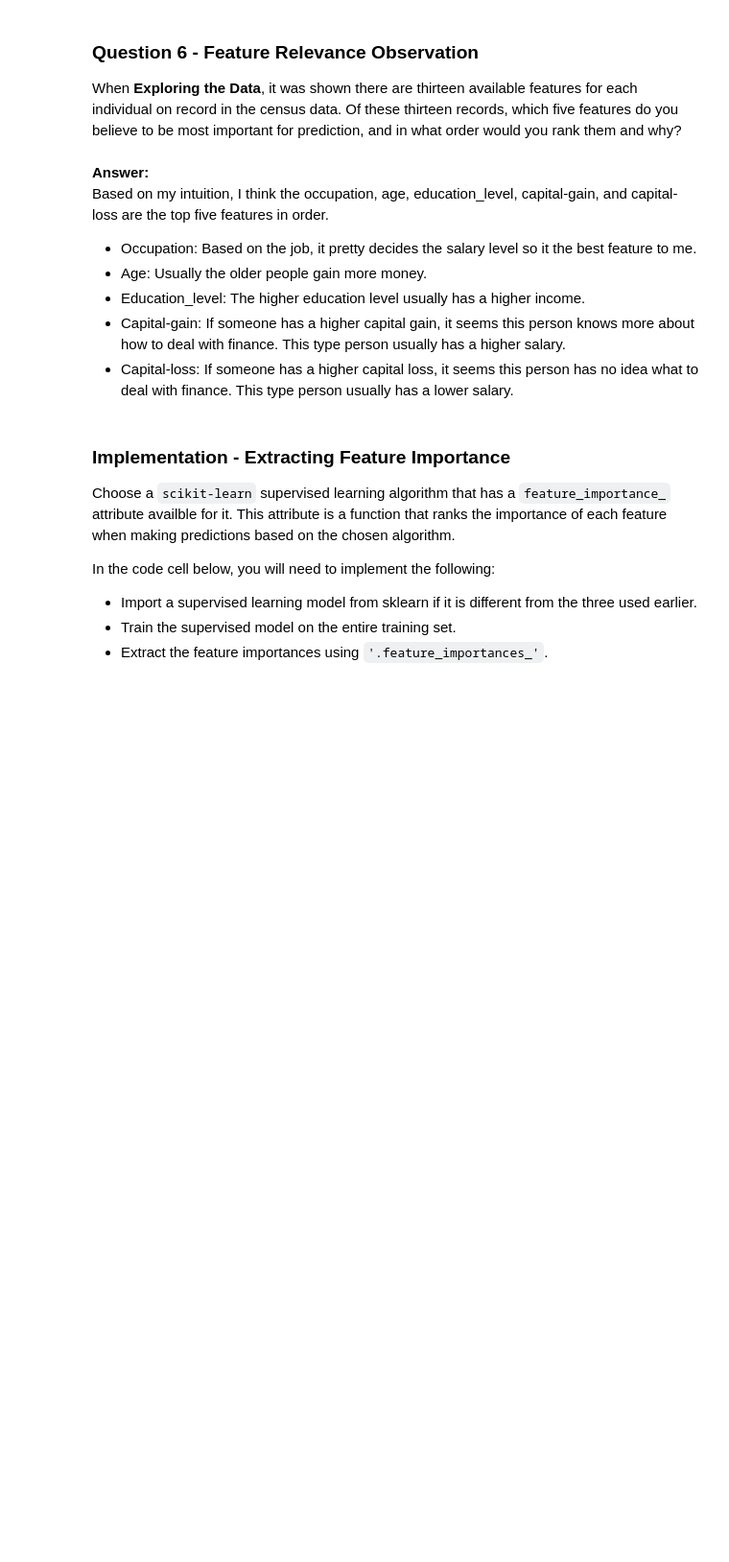
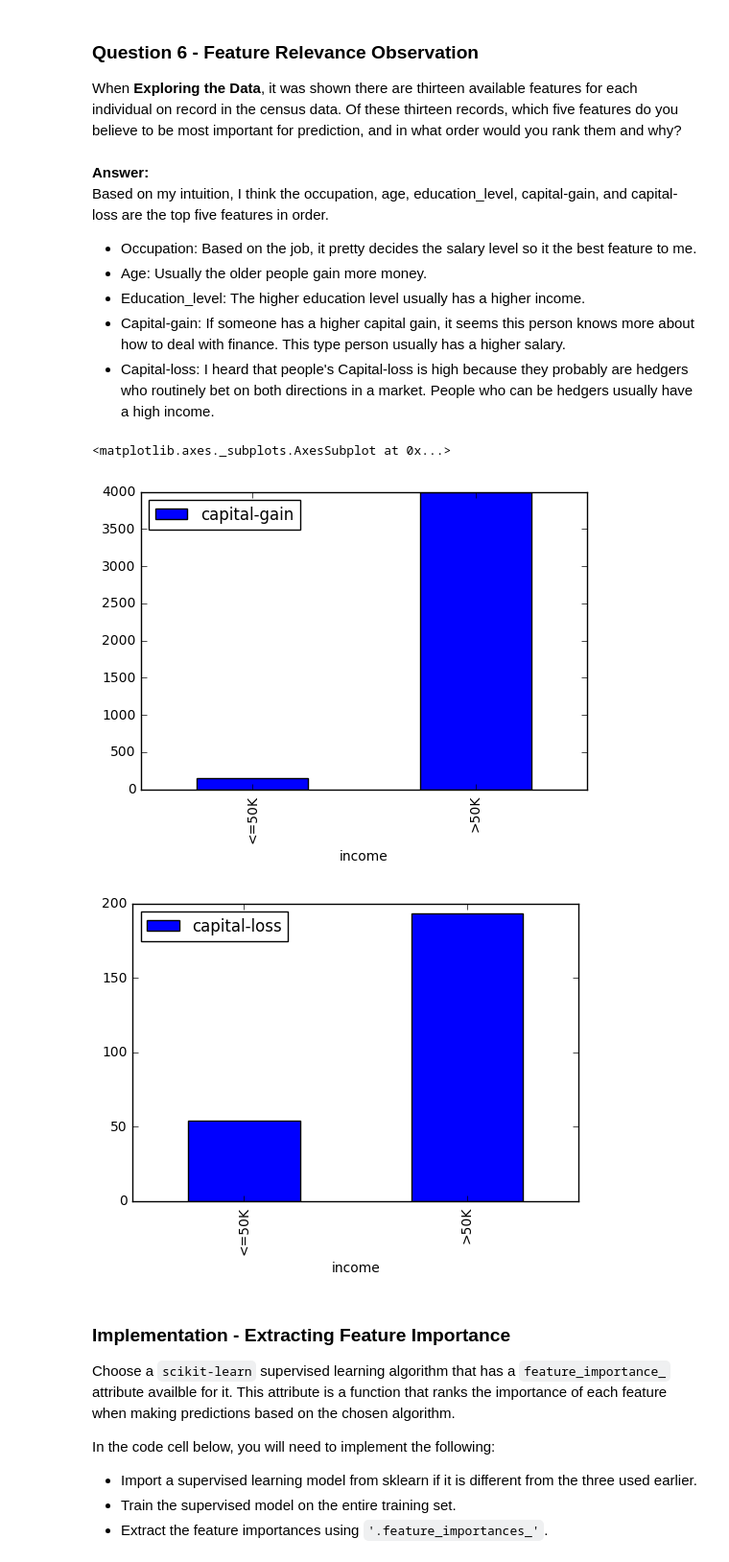
Before and after one commit to yehchilai/MachineLearningNanodegreeProjects, a Jupyter notebook: finding_donors/finding_donors.ipynb, the cells around one changed output. Shown: that part at 96% size. Drawn from its saved outputs; the diff is of its cells as text; code cells hidden in the pictures; blank space fills up the shorter version.

```diff
--- a/finding_donors/finding_donors.ipynb
+++ b/finding_donors/finding_donors.ipynb
@@ -656,7 +706,33 @@ Based on my intuition, I think the occupation, age, education_level, capital-gai
 * Age: Usually the older people gain more money.
 * Education_level: The higher education level usually has a higher income.
 * Capital-gain: If someone has a higher capital gain, it seems this person knows more about how to deal with finance. This type person usually has a higher salary.
-* Capital-loss: If someone has a higher capital loss, it seems this person has no idea what to deal with finance. This type person usually has a lower salary.
+* Capital-loss: I heard that people's Capital-loss is high because they probably are hedgers who routinely bet on both directions in a market. People who can be hedgers usually have a high income.
+# %%
+'''
+Check the features' importance.
+'''
+# Occupation
+# income_group_list = [col for col in features_final if col.startswith('occupation')]
+# income_group = features_final[income_group_list]
+# income_group['income'] = data['income']
+# income_group = income_group.groupby('income')
+# income_group.mean().plot(kind='bar')
+# Age
+# income_group = data[['income','age']].groupby('income')
+# income_group.mean().plot(kind='bar')
+# Education_level
+# income_group = data[['income','education-level']].groupby('income')
+# income_group.mean().plot(kind='bar')
+# Capital-gain
+income_group = data[['income','capital-gain']].groupby('income')
+income_group.mean().plot(kind='bar')
+# Capital-loss
+income_group = data[['income','capital-loss']].groupby('income')
+income_group.mean().plot(kind='bar')
+# %% [output]
+<matplotlib.axes._subplots.AxesSubplot at 0x...>
+[figure, added]
+[figure, added]
 # %% [markdown]
 ### Implementation - Extracting Feature Importance
 Choose a `scikit-learn` supervised learning algorithm that has a `feature_importance_` attribute availble for it. This attribute is a function that ranks the importance of each feature when making predictions based on the chosen algorithm.
```
Also changed, not shown: parts of 18 cells of this notebook, 2 other files.
